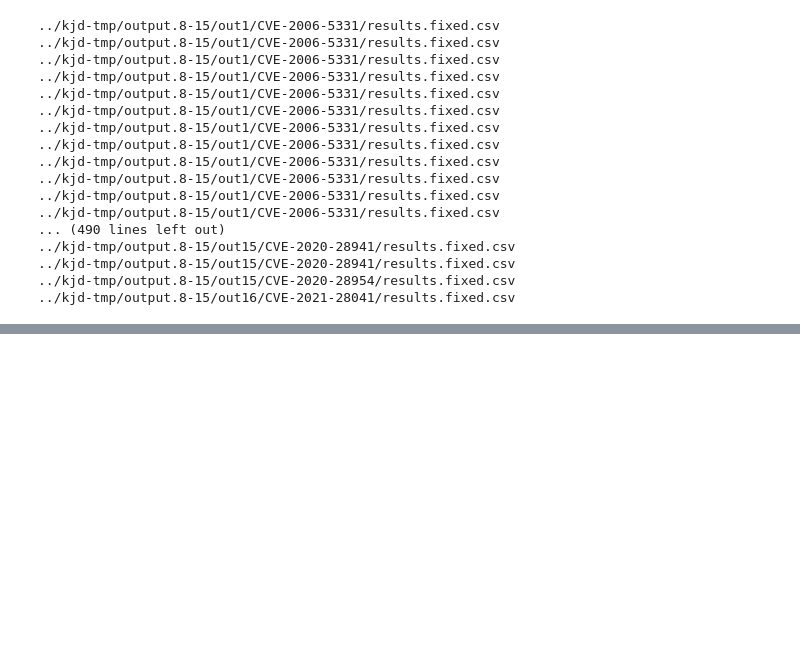
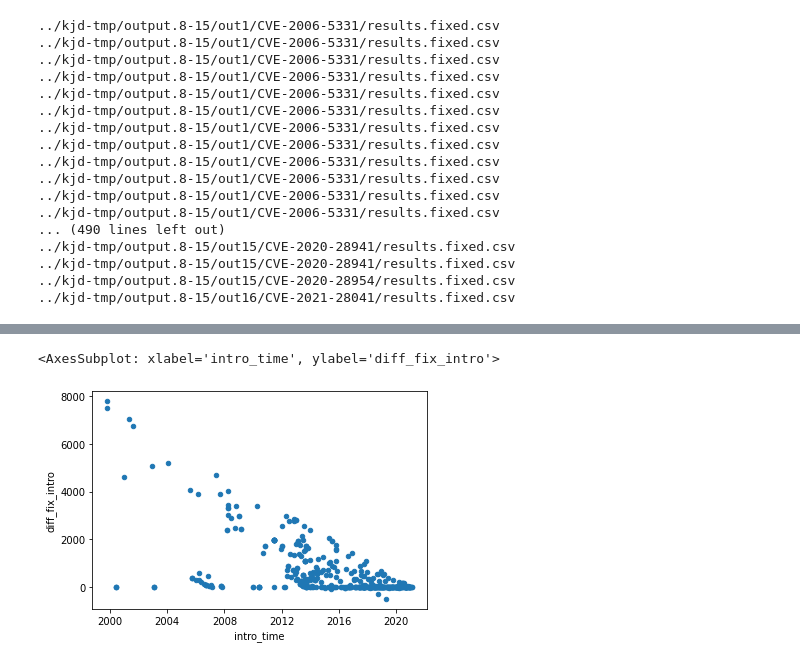
Before and after one commit to woc-hack/kjd, a Jupyter notebook: Data analysis.ipynb, the cells around one changed output, grey strips where cells are left out. Cells and saved outputs as stored; diff of their text form; code cells hidden in the pictures; blank space fills up the shorter version.

```diff
--- a/Data analysis.ipynb
+++ b/Data analysis.ipynb
@@ -95,0 +135,5 @@ Index(['time_diff', ' project', ' first good blob commit',
+# %%
+df_fixed.plot(kind='scatter', x='intro_time', y='diff_fix_intro')
+# %% [output]
+<AxesSubplot: xlabel='intro_time', ylabel='diff_fix_intro'>
+[figure, added]
```
Also changed, not shown: parts of 31 cells of this notebook.
